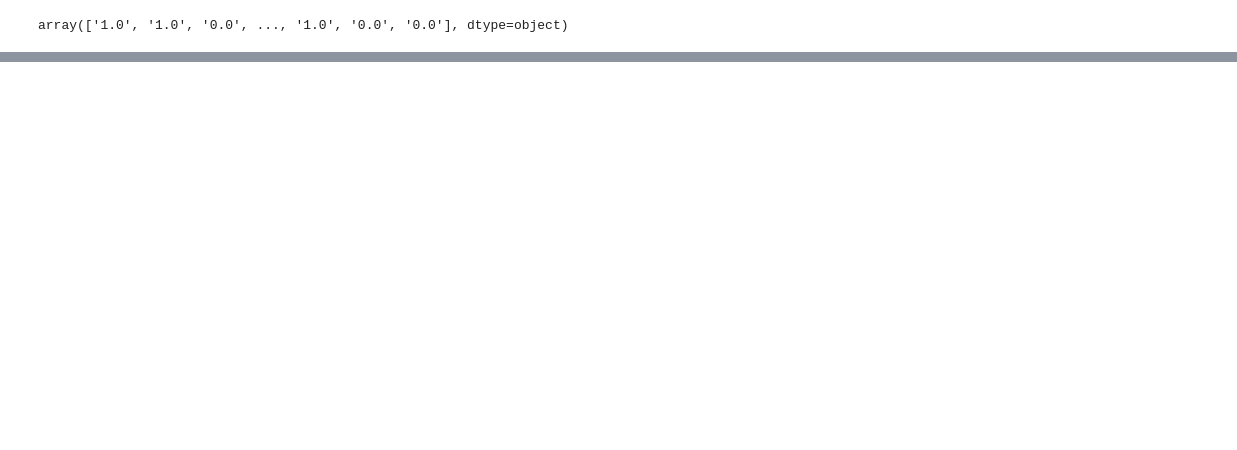
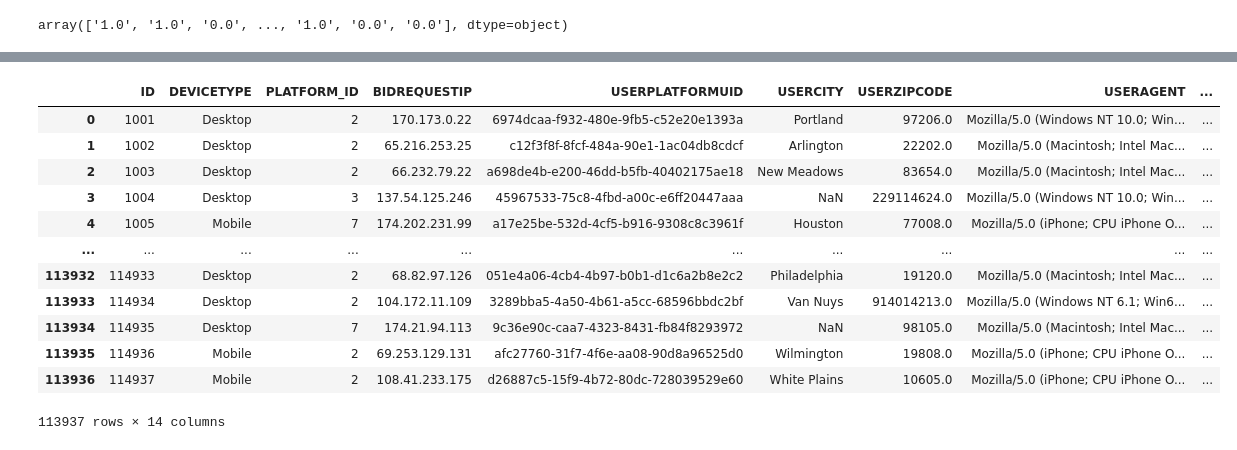
Before and after one commit to HARESH-D/Doceree, a Jupyter notebook: Dataset_analysis_thanush.ipynb, the cells around one changed output, grey strips where cells are left out. Saved outputs shown, nothing was run; the diff lists cells and outputs as text; code cells hidden in the pictures; blank space fills up the shorter version.

```diff
--- a/Dataset_analysis_thanush.ipynb
+++ b/Dataset_analysis_thanush.ipynb
@@ -218,0 +450,16 @@ array(['1.0', '1.0', '0.0', ..., '1.0', '0.0', '0.0'], dtype=object)
+# %%
+df
+# %% [output]
+|  | ID | DEVICETYPE | PLATFORM_ID | BIDREQUESTIP | USERPLATFORMUID | USERCITY | USERZIPCODE | USERAGENT | ... |
+| 0 | 1001 | Desktop | 2 | 170.173.0.22 | 6974dcaa-f932-480e-9fb5-c52e20e1393a | Portland | 97206.0 | Mozilla/5.0 (Windows NT 10.0; Win... | ... |
+| 1 | 1002 | Desktop | 2 | 65.216.253.25 | c12f3f8f-8fcf-484a-90e1-1ac04db8cdcf | Arlington | 22202.0 | Mozilla/5.0 (Macintosh; Intel Mac... | ... |
+| 2 | 1003 | Desktop | 2 | 66.232.79.22 | a698de4b-e200-46dd-b5fb-40402175ae18 | New Meadows | 83654.0 | Mozilla/5.0 (Macintosh; Intel Mac... | ... |
+| 3 | 1004 | Desktop | 3 | 137.54.125.246 | 45967533-75c8-4fbd-a00c-e6ff20447aaa | NaN | 229114624.0 | Mozilla/5.0 (Windows NT 10.0; Win... | ... |
+| 4 | 1005 | Mobile | 7 | 174.202.231.99 | a17e25be-532d-4cf5-b916-9308c8c3961f | Houston | 77008.0 | Mozilla/5.0 (iPhone; CPU iPhone O... | ... |
+| ... | ... | ... | ... | ... | ... | ... | ... | ... | ... |
+| 113932 | 114933 | Desktop | 2 | 68.82.97.126 | 051e4a06-4cb4-4b97-b0b1-d1c6a2b8e2c2 | Philadelphia | 19120.0 | Mozilla/5.0 (Macintosh; Intel Mac... | ... |
+| 113933 | 114934 | Desktop | 2 | 104.172.11.109 | 3289bba5-4a50-4b61-a5cc-68596bbdc2bf | Van Nuys | 914014213.0 | Mozilla/5.0 (Windows NT 6.1; Win6... | ... |
+| 113934 | 114935 | Desktop | 7 | 174.21.94.113 | 9c36e90c-caa7-4323-8431-fb84f8293972 | NaN | 98105.0 | Mozilla/5.0 (Macintosh; Intel Mac... | ... |
+| 113935 | 114936 | Mobile | 2 | 69.253.129.131 | afc27760-31f7-4f6e-aa08-90d8a96525d0 | Wilmington | 19808.0 | Mozilla/5.0 (iPhone; CPU iPhone O... | ... |
+| 113936 | 114937 | Mobile | 2 | 108.41.233.175 | d26887c5-15f9-4b72-80dc-728039529e60 | White Plains | 10605.0 | Mozilla/5.0 (iPhone; CPU iPhone O... | ... |
+113937 rows × 14 columns
```
Also changed, not shown: parts of 33 cells of this notebook.
